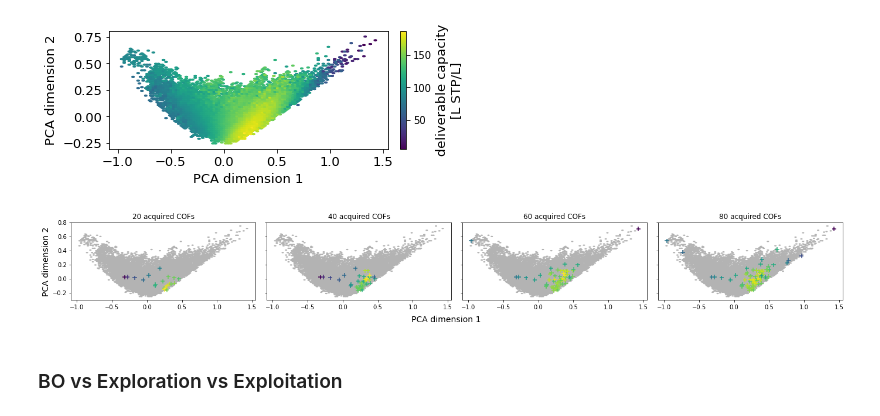
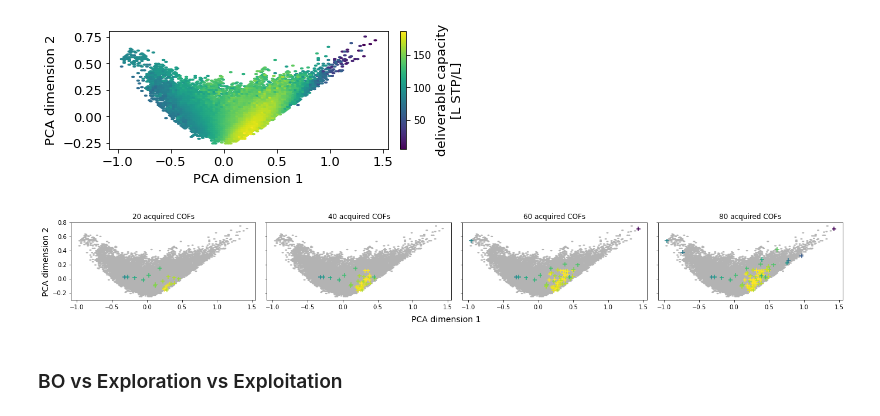
Before and after one commit to aryandeshwal/BO_of_COFs, a Jupyter notebook: COFS_figures.ipynb, the cells around one changed output. Cells and saved outputs as stored; diff of their text form; code cells hidden in the pictures.

Commit message:
enforce constant vmin, vmax in acquisition set

```diff
--- a/COFS_figures.ipynb
+++ b/COFS_figures.ipynb
@@ -66,31 +66,31 @@ plt.savefig('feature_space_colored_by_DC.pdf')
 # %%
 #low dimensional (PCA) visualization of the points selected by BO
 which_BO_run = 1
 # bo_results.pkl is a torch-compatible dictionary storing BO results
 bo_data = torch.load('bo_results.pkl')
 inputs_selected = bo_data['inputs_selected'][which_BO_run]
 inputs_selected = pca.transform(inputs_selected) # PCA transform
 bo_outputs = bo_data['outputs'][which_BO_run]
 #print(len(bo_outputs))
 fig, ax = plt.subplots(1, 4, sharey=True, sharex=True, figsize=[3*6.4, 4.8])
 nb_to_show = [20, 40, 60, 80]
 for a in ax:
     a.set_aspect('equal', 'box')
     a.hexbin(inputs_low_dim_pca[:, 0], inputs_low_dim_pca[:, 1],C=0.3*np.ones(len(inputs_low_dim_pca[:, 1])), cmap="binary", vmin=0, vmax=1)
 for i in range(4):
-    ax[i].scatter(inputs_selected[:nb_to_show[i], 0], inputs_selected[:nb_to_show[i], 1], c=bo_outputs[:nb_to_show[i]], marker="+", s=55)
+    ax[i].scatter(inputs_selected[:nb_to_show[i], 0], inputs_selected[:nb_to_show[i], 1], c=bo_outputs[:nb_to_show[i]], marker="+", s=55, vmin=cb.vmin, vmax=cb.vmax)
     ax[i].set_title('{} acquired COFs'.format(nb_to_show[i]))
     ax[i].tick_params(axis='x', labelsize=10)
 ax[0].set_ylabel('PCA dimension 2', fontsize=14)
 
 ax[2].tick_params(axis='y', labelsize=0)
 
 
 fig.text(0.5, 0.2, 'PCA dimension 1', ha='center', fontsize=14)
 plt.tight_layout()
 plt.savefig("feature_space_acquired_COFs.pdf")
 # %% [output]
-[figure, old version]
+[figure, new version]
 # %% [markdown]
 ### BO vs Exploration vs Exploitation
 # %%
```
